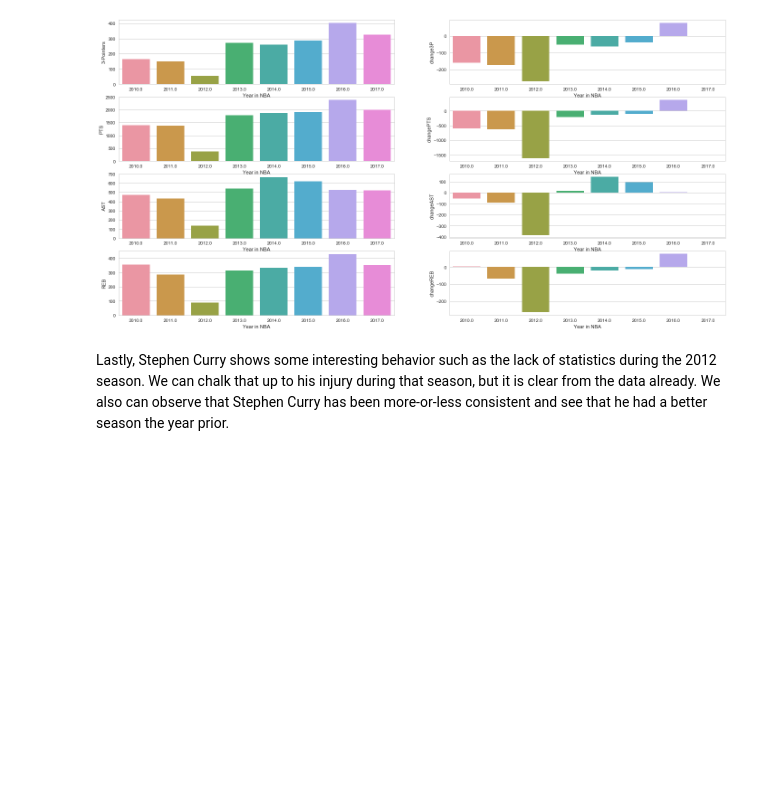
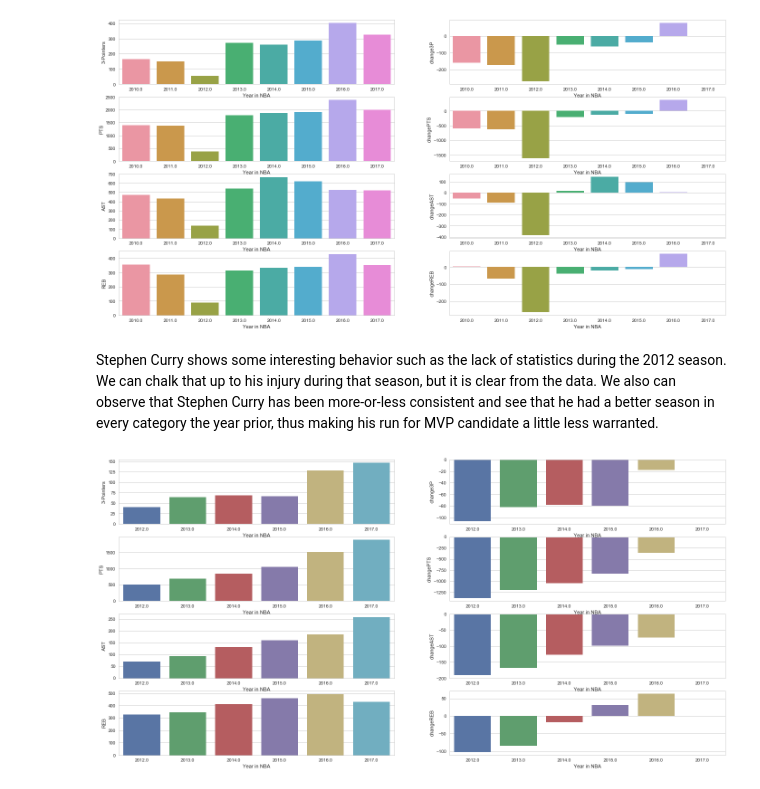
Before and after one commit to justingill/Data-Portfolio, a Jupyter notebook: NBA_Analysis.ipynb, the cells around one changed output. Cells and saved outputs as stored; diff of their text form; code cells hidden in the pictures; blank space fills up the shorter version.

```diff
--- a/NBA_Analysis.ipynb
+++ b/NBA_Analysis.ipynb
@@ -19,7 +19,7 @@ import matplotlib.pyplot as plt
 #Read in the three data files
 list_names = ['Players.csv','player_data.csv','Seasons_Stats.csv']
 data_dict = {}
-file_path = '.../{file_name}'
+file_path = '{file_name}'
 for csv in list_names:
     file = file_path.format(file_name = csv)
     name = csv.replace('.csv','')
@@ -408,4 +412,8 @@ getStats('Stephen Curry')
 # %% [output]
 [figure]
 # %% [markdown]
-Lastly, Stephen Curry shows some interesting behavior such as the lack of statistics during the 2012 season. We can chalk that up to his injury during that season, but it is clear from the data already. We also can observe that Stephen Curry has been more-or-less consistent and see that he had a better season the year prior.
+Stephen Curry shows some interesting behavior such as the lack of statistics during the 2012 season. We can chalk that up to his injury during that season, but it is clear from the data. We also can observe that Stephen Curry has been more-or-less consistent and see that he had a better season in every category the year prior, thus making his run for MVP candidate a little less warranted.
+# %%
+getStats('Kawhi Leonard')
+# %% [output]
+[figure, added]
```
Also changed, not shown: parts of 14 cells of this notebook, 4 other files.
